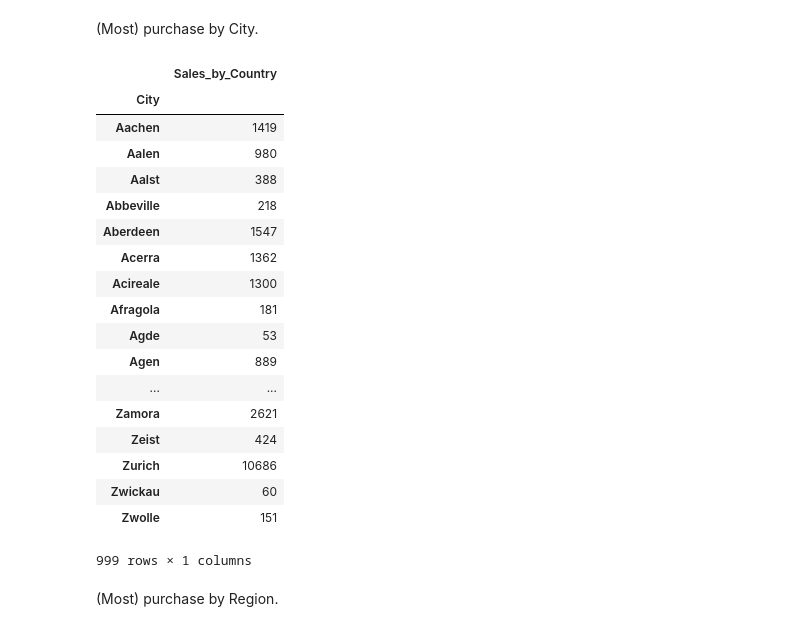
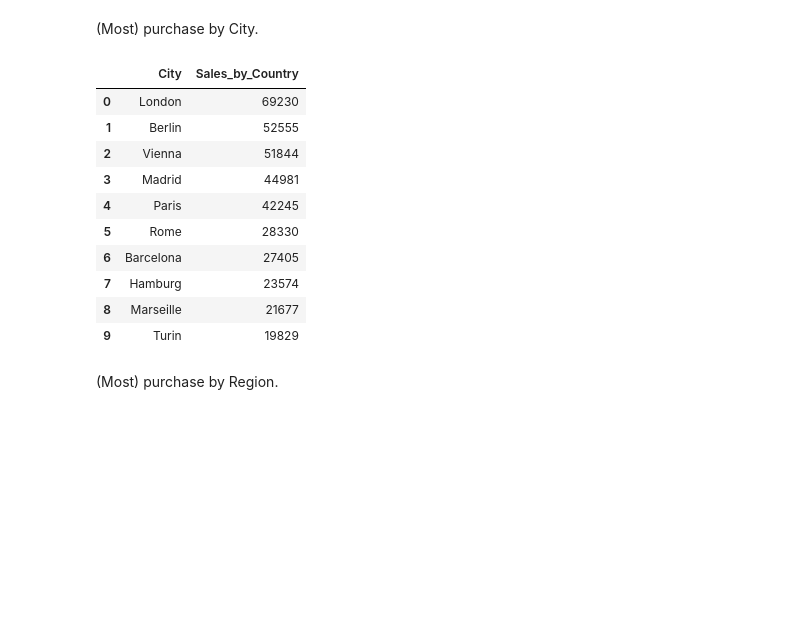
Before and after one commit to Chloejay/ecommerce_dataTask, a Jupyter notebook: analysis/e-commerce_analysis_case.ipynb, the cells around one changed output. Cells and saved outputs as stored; diff of their text form; code cells hidden in the pictures; blank space fills up the shorter version.

```diff
--- a/analysis/e-commerce_analysis_case.ipynb
+++ b/analysis/e-commerce_analysis_case.ipynb
@@ -221,27 +233,19 @@ most_purchased_by_country
 (Most) purchase by City.
 # %%
 most_purchased_by_city = pd.DataFrame(OrderLists.groupby("City")["Sales"].sum()).rename(columns= {"Sales":"Sales_by_Country"})
-most_purchased_by_city
+most_purchased_by_city["Sales_by_Country"].nlargest(10).reset_index()
 # %% [output]
-|  | Sales_by_Country |
-| City |  |
-| Aachen | 1419 |
-| Aalen | 980 |
-| Aalst | 388 |
-| Abbeville | 218 |
-| Aberdeen | 1547 |
-| Acerra | 1362 |
-| Acireale | 1300 |
-| Afragola | 181 |
-| Agde | 53 |
-| Agen | 889 |
-| ... | ... |
-| Zamora | 2621 |
-| Zeist | 424 |
-| Zurich | 10686 |
-| Zwickau | 60 |
-| Zwolle | 151 |
+|  | City | Sales_by_Country |
+| 0 | London | 69230 |
+| 1 | Berlin | 52555 |
+| 2 | Vienna | 51844 |
+| 3 | Madrid | 44981 |
+| 4 | Paris | 42245 |
+| 5 | Rome | 28330 |
+| 6 | Barcelona | 27405 |
+| 7 | Hamburg | 23574 |
+| 8 | Marseille | 21677 |
+| 9 | Turin | 19829 |
-999 rows × 1 columns
 # %% [markdown]
 (Most) purchase by Region.
 # %%
```
Also changed, not shown: parts of 15 cells of this notebook, 7 other files.
